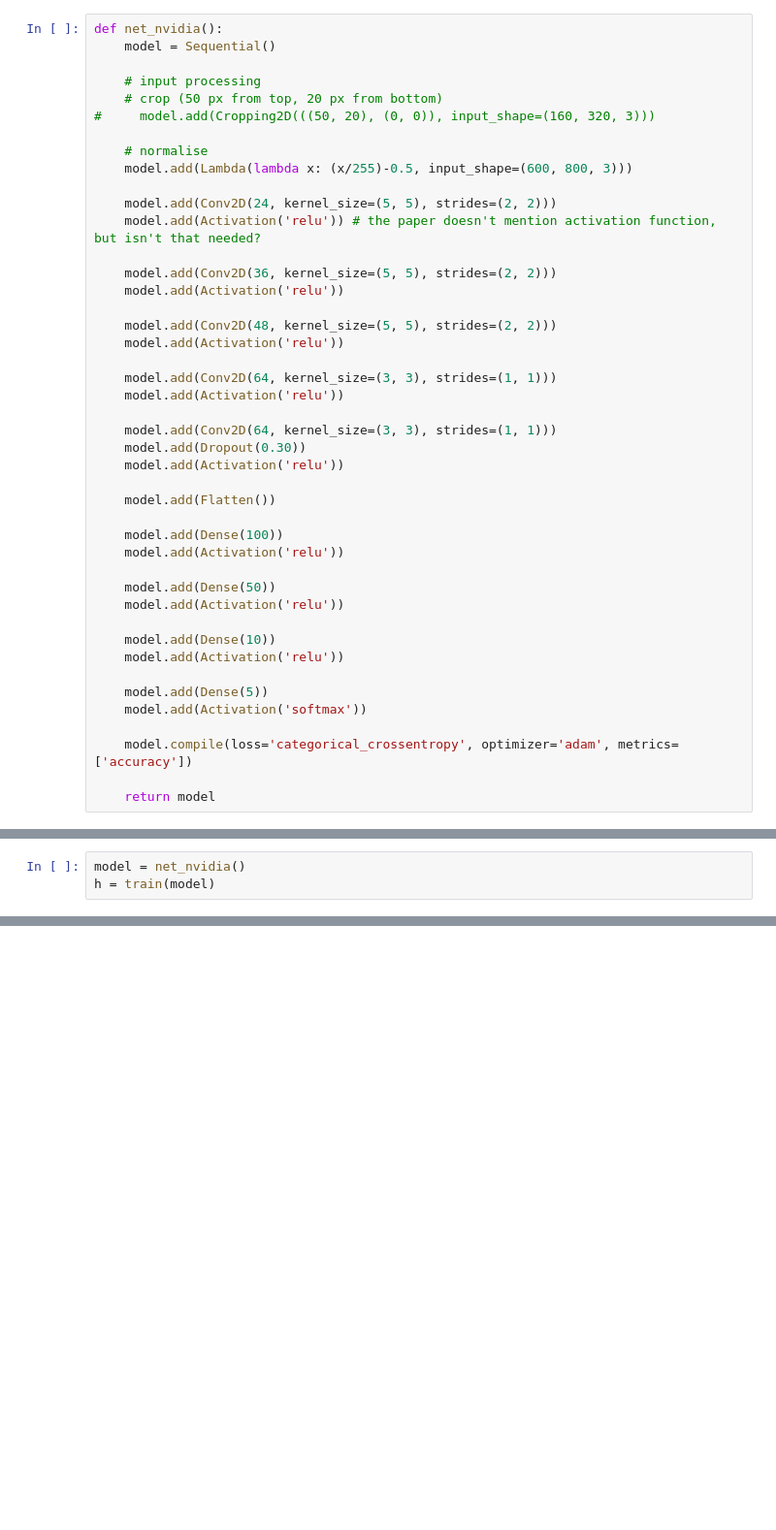
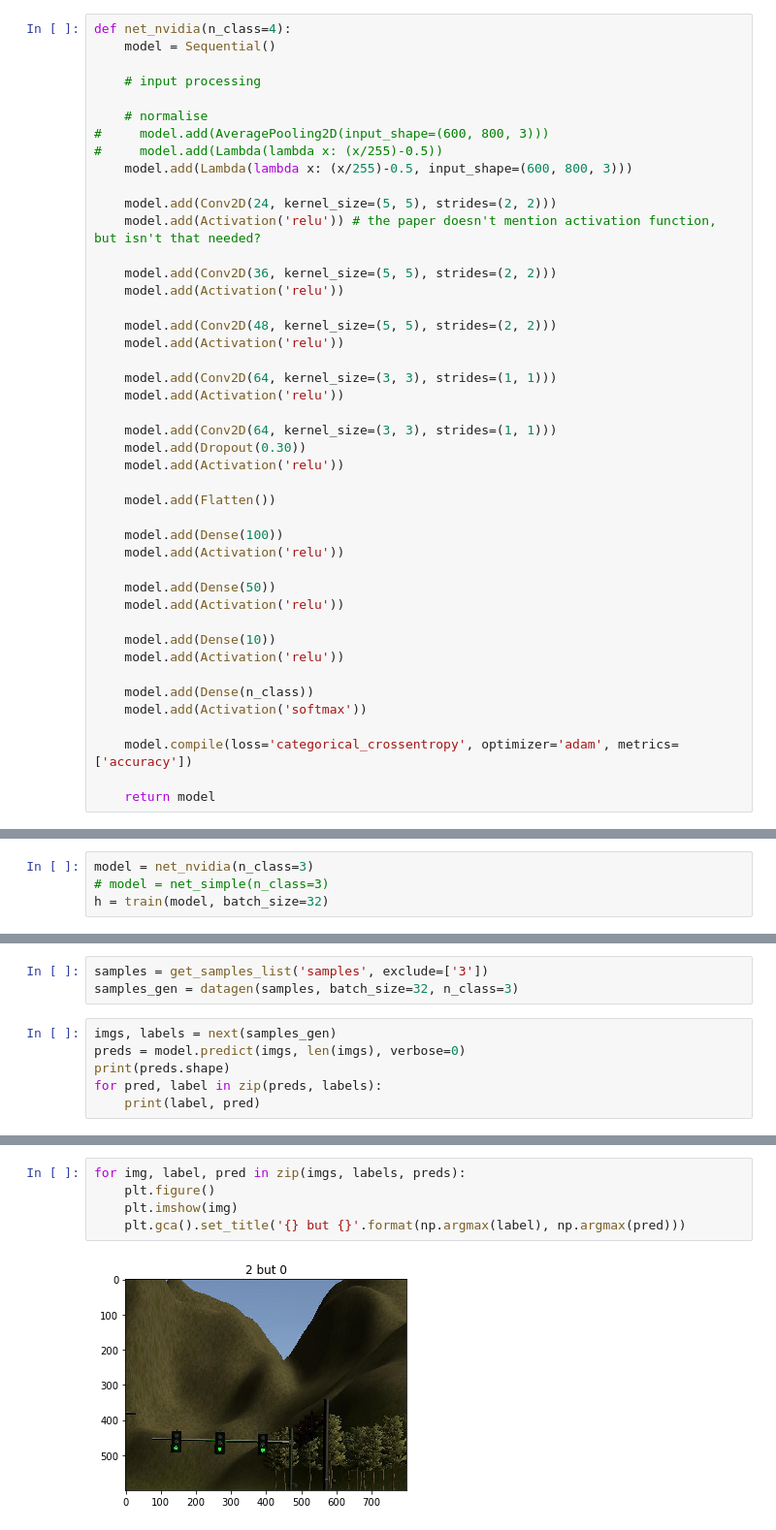
Before and after one commit to zfsang/udsdc_p9_system_integration, a Jupyter notebook: tl_detector_trainer.ipynb, the cells around one changed output, grey strips where cells are left out. Shown: that part at 97% size. Cells and saved outputs as stored; diff of their text form; blank space fills up the shorter version.

Commit message:
feat: add training pipeline
No error, but no good result either

```diff
--- a/tl_detector_trainer.ipynb
+++ b/tl_detector_trainer.ipynb
@@ -92,12 +62,12 @@ none 397
 # %%
-def net_nvidia():
+def net_nvidia(n_class=4):
     model = Sequential()
 
     # input processing
-    # crop (50 px from top, 20 px from bottom)
-#     model.add(Cropping2D(((50, 20), (0, 0)), input_shape=(160, 320, 3)))
 
     # normalise
+#     model.add(AveragePooling2D(input_shape=(600, 800, 3)))
+#     model.add(Lambda(lambda x: (x/255)-0.5))
     model.add(Lambda(lambda x: (x/255)-0.5, input_shape=(600, 800, 3)))
 
     model.add(Conv2D(24, kernel_size=(5, 5), strides=(2, 2)))
@@ -127,7 +97,7 @@ def net_nvidia():
     model.add(Dense(10))
     model.add(Activation('relu'))
 
-    model.add(Dense(5))
+    model.add(Dense(n_class))
     model.add(Activation('softmax'))
 
     model.compile(loss='categorical_crossentropy', optimizer='adam', metrics=['accuracy'])
@@ -149,6 +143,7 @@ def train(model, sample_dir='./samples', batch_size=32, epochs=1):
     model.save('model.h5')
     return history
 # %%
-model = net_nvidia()
-h = train(model)
+model = net_nvidia(n_class=3)
+# model = net_simple(n_class=3)
+h = train(model, batch_size=32)
 # %% [output]
@@ -155,0 +175,9 @@ Epoch 1/1
+# %%
+samples = get_samples_list('samples', exclude=['3'])
+samples_gen = datagen(samples, batch_size=32, n_class=3)
+# %%
+imgs, labels = next(samples_gen)
+preds = model.predict(imgs, len(imgs), verbose=0)
+print(preds.shape)
+for pred, label in zip(preds, labels):
+    print(label, pred)
@@ -155,0 +202,7 @@ Epoch 1/1
+# %%
+for img, label, pred in zip(imgs, labels, preds):
+    plt.figure()
+    plt.imshow(img)
+    plt.gca().set_title('{} but {}'.format(np.argmax(label), np.argmax(pred)))
+# %% [output]
+[figure, added]
```
Also changed, not shown: parts of 13 cells of this notebook, 4 other files.
